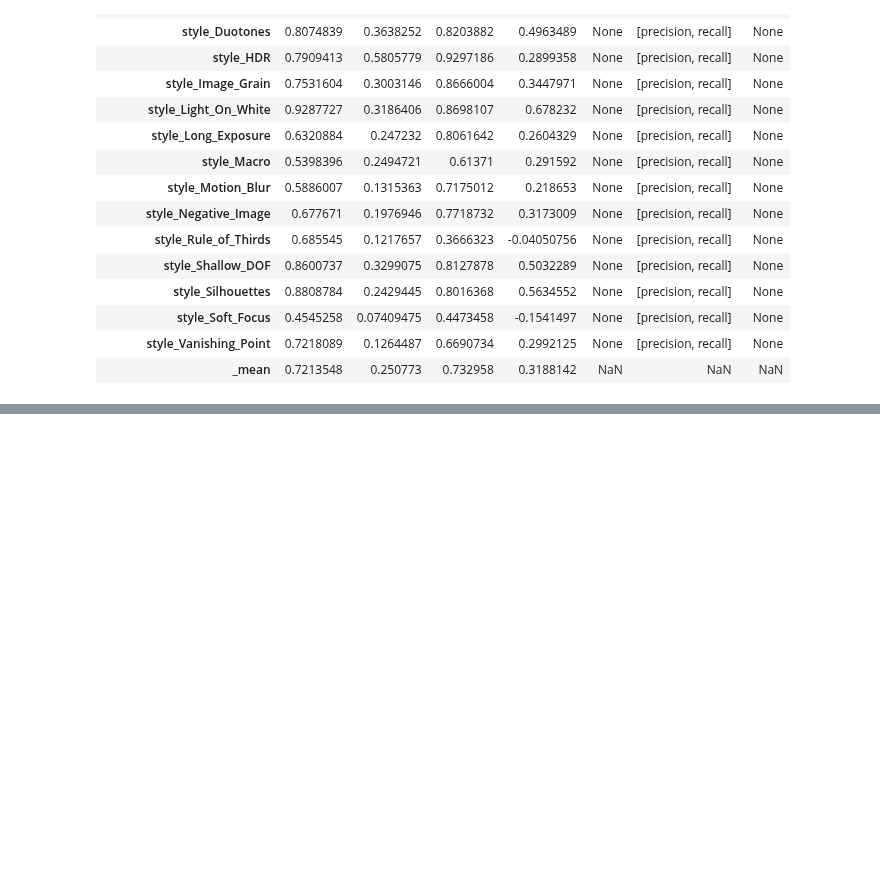
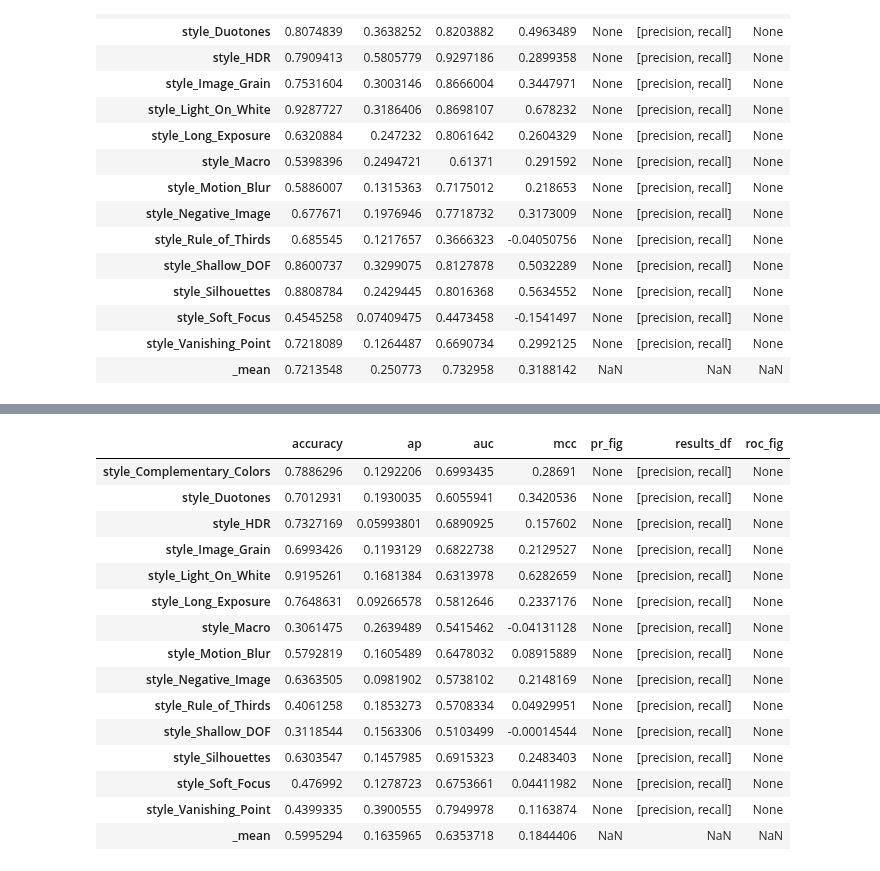
Before and after one commit to sergeyk/vislab, a Jupyter notebook: notebooks/ava style results.ipynb, the cells around one changed output, grey strips where cells are left out. Saved outputs shown, nothing was run; the diff lists cells and outputs as text; code cells hidden in the pictures; blank space fills up the shorter version.

```diff
--- a/notebooks/ava style results.ipynb
+++ b/notebooks/ava style results.ipynb
@@ -115,0 +126,19 @@ mc_metrics['binary_metrics_df']
+# %%
+mc_metrics['binary_metrics_df']
+# %% [output]
+|  | accuracy | ap | auc | mcc | pr_fig | results_df | roc_fig |
+| style_Complementary_Colors | 0.7886296 | 0.1292206 | 0.6993435 | 0.28691 | None | [precision, recall] | None |
+| style_Duotones | 0.7012931 | 0.1930035 | 0.6055941 | 0.3420536 | None | [precision, recall] | None |
+| style_HDR | 0.7327169 | 0.05993801 | 0.6890925 | 0.157602 | None | [precision, recall] | None |
+| style_Image_Grain | 0.6993426 | 0.1193129 | 0.6822738 | 0.2129527 | None | [precision, recall] | None |
+| style_Light_On_White | 0.9195261 | 0.1681384 | 0.6313978 | 0.6282659 | None | [precision, recall] | None |
+| style_Long_Exposure | 0.7648631 | 0.09266578 | 0.5812646 | 0.2337176 | None | [precision, recall] | None |
+| style_Macro | 0.3061475 | 0.2639489 | 0.5415462 | -0.04131128 | None | [precision, recall] | None |
+| style_Motion_Blur | 0.5792819 | 0.1605489 | 0.6478032 | 0.08915889 | None | [precision, recall] | None |
+| style_Negative_Image | 0.6363505 | 0.0981902 | 0.5738102 | 0.2148169 | None | [precision, recall] | None |
+| style_Rule_of_Thirds | 0.4061258 | 0.1853273 | 0.5708334 | 0.04929951 | None | [precision, recall] | None |
+| style_Shallow_DOF | 0.3118544 | 0.1563306 | 0.5103499 | -0.00014544 | None | [precision, recall] | None |
+| style_Silhouettes | 0.6303547 | 0.1457985 | 0.6915323 | 0.2483403 | None | [precision, recall] | None |
+| style_Soft_Focus | 0.476992 | 0.1278723 | 0.6753661 | 0.04411982 | None | [precision, recall] | None |
+| style_Vanishing_Point | 0.4399335 | 0.3900555 | 0.7949978 | 0.1163874 | None | [precision, recall] | None |
+| _mean | 0.5995294 | 0.1635965 | 0.6353718 | 0.1844406 | NaN | NaN | NaN |
```
Also changed, not shown: parts of 9 cells of this notebook, 5 other files.
